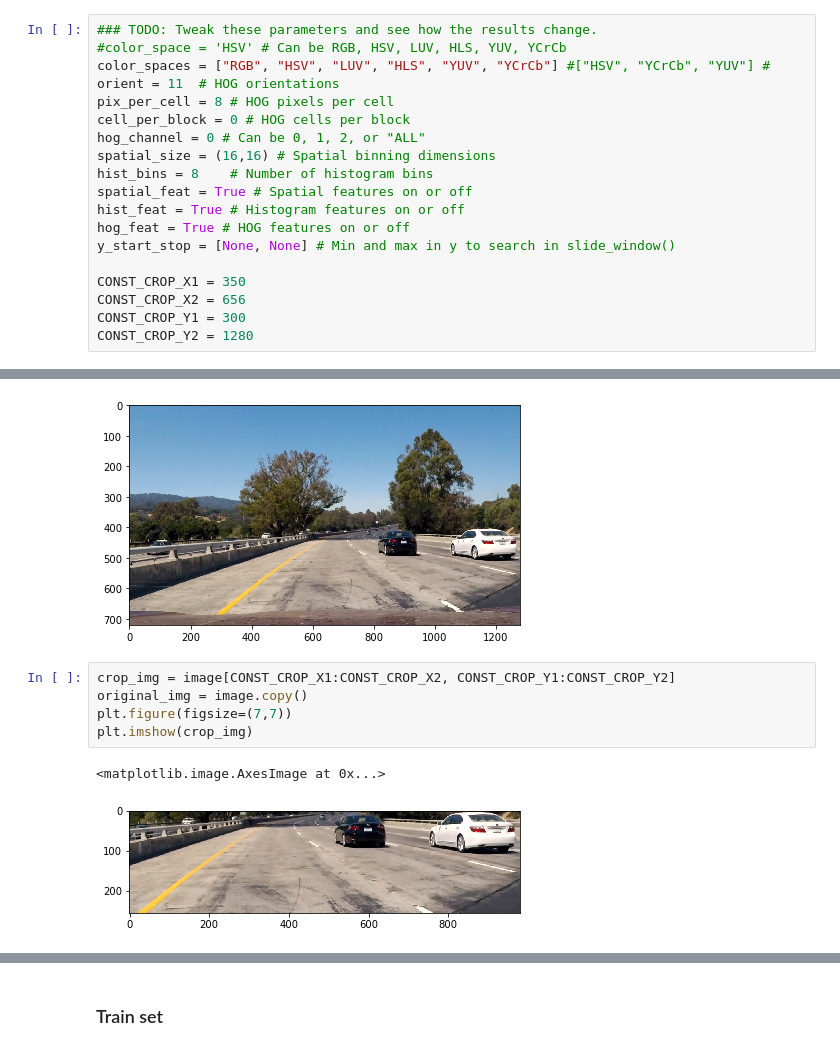
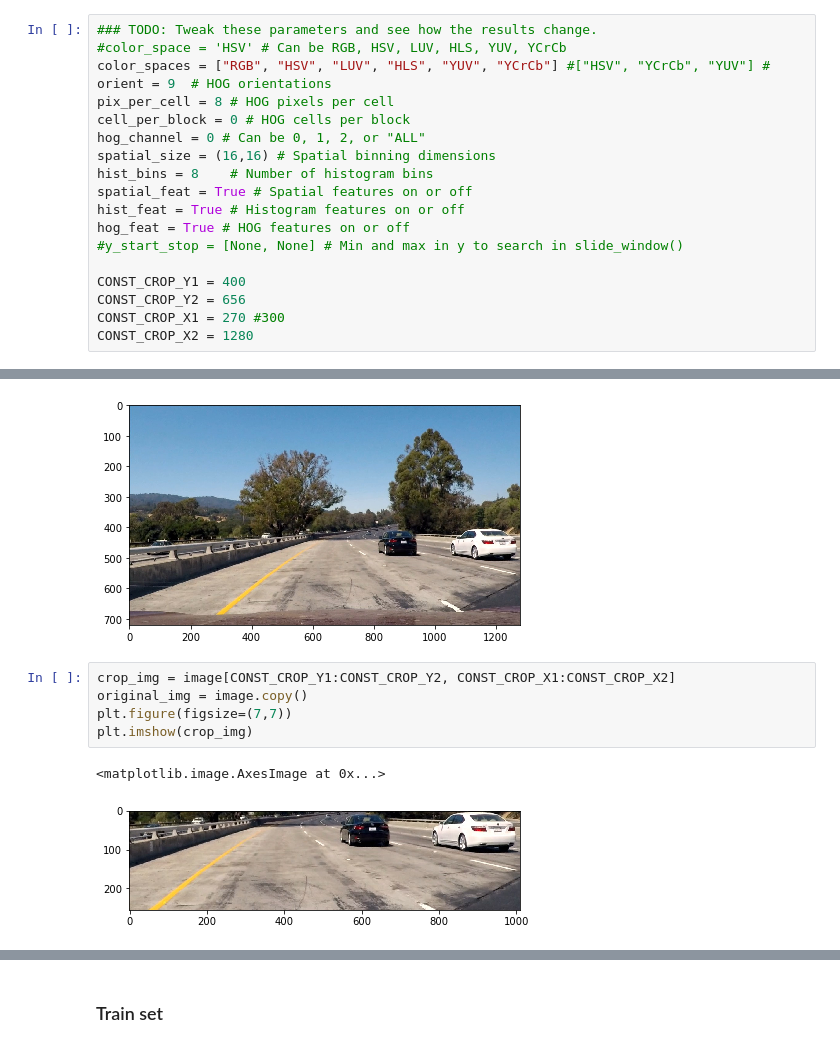
Before and after one commit to falreis/CarND-Vehicle-Detection, a Jupyter notebook: code.ipynb, the cells around one changed output, grey strips where cells are left out. Drawn from its saved outputs; the diff is of its cells as text.

```diff
--- a/code.ipynb
+++ b/code.ipynb
@@ -66,7 +66,7 @@ Warp Pipeline OK
 ### TODO: Tweak these parameters and see how the results change.
 #color_space = 'HSV' # Can be RGB, HSV, LUV, HLS, YUV, YCrCb
 color_spaces = ["RGB", "HSV", "LUV", "HLS", "YUV", "YCrCb"] #["HSV", "YCrCb", "YUV"] #
-orient = 11  # HOG orientations
+orient = 9  # HOG orientations
 pix_per_cell = 8 # HOG pixels per cell
 cell_per_block = 0 # HOG cells per block
 hog_channel = 0 # Can be 0, 1, 2, or "ALL"
@@ -75,12 +75,12 @@ hist_bins = 8    # Number of histogram bins
 spatial_feat = True # Spatial features on or off
 hist_feat = True # Histogram features on or off
 hog_feat = True # HOG features on or off
-y_start_stop = [None, None] # Min and max in y to search in slide_window()
+#y_start_stop = [None, None] # Min and max in y to search in slide_window()
 
-CONST_CROP_X1 = 350
-CONST_CROP_X2 = 656
-CONST_CROP_Y1 = 300
-CONST_CROP_Y2 = 1280
+CONST_CROP_Y1 = 400
+CONST_CROP_Y2 = 656
+CONST_CROP_X1 = 270 #300
+CONST_CROP_X2 = 1280
 # %% [markdown]
 ---
 
@@ -306,13 +318,13 @@ plt.imshow(image)
 <matplotlib.image.AxesImage at 0x...>
 [figure]
 # %%
-crop_img = image[CONST_CROP_X1:CONST_CROP_X2, CONST_CROP_Y1:CONST_CROP_Y2]
+crop_img = image[CONST_CROP_Y1:CONST_CROP_Y2, CONST_CROP_X1:CONST_CROP_X2]
 original_img = image.copy()
 plt.figure(figsize=(7,7))
 plt.imshow(crop_img)
 # %% [output]
 <matplotlib.image.AxesImage at 0x...>
-[figure, old version]
+[figure, new version]
 # %%
 # Add random bounding boxes
 bboxes = [((100, 100), (200, 200)), ((1000, 100), (1100, 200))]
```
Also changed, not shown: parts of 11 cells of this notebook, 13 other files.
